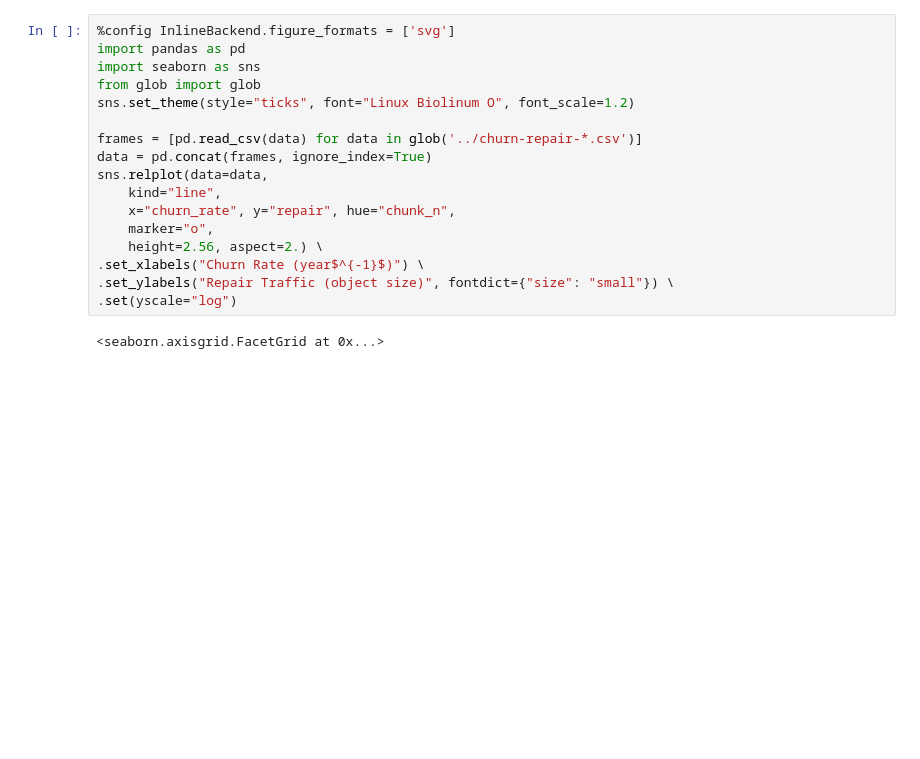
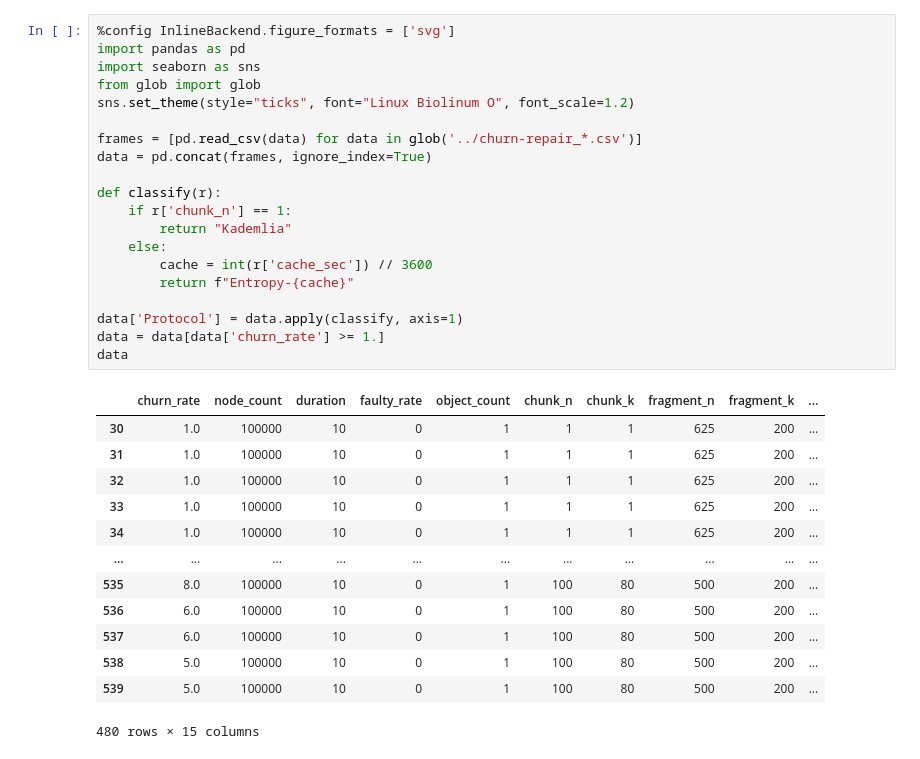
Before and after one commit to sgdxbc/esys, a Jupyter notebook: notebooks/churn-repair.ipynb, the cells around one changed output. Saved outputs shown, nothing was run; the diff lists cells and outputs as text; blank space fills up the shorter version.

```diff
--- a/notebooks/churn-repair.ipynb
+++ b/notebooks/churn-repair.ipynb
@@ -1,19 +1,34 @@
 # %%
 %config InlineBackend.figure_formats = ['svg']
 import pandas as pd
 import seaborn as sns
 from glob import glob
 sns.set_theme(style="ticks", font="Linux Biolinum O", font_scale=1.2)
 
-frames = [pd.read_csv(data) for data in glob('../churn-repair-*.csv')]
+frames = [pd.read_csv(data) for data in glob('../churn-repair_*.csv')]
 data = pd.concat(frames, ignore_index=True)
-sns.relplot(data=data,
-    kind="line",
-    x="churn_rate", y="repair", hue="chunk_n",
-    marker="o",
-    height=2.56, aspect=2.) \
-.set_xlabels("Churn Rate (year$^{-1}$)") \
-.set_ylabels("Repair Traffic (object size)", fontdict={"size": "small"}) \
-.set(yscale="log")
+
+def classify(r):
+    if r['chunk_n'] == 1:
+        return "Kademlia"
+    else:
+        cache = int(r['cache_sec']) // 3600
+        return f"Entropy-{cache}"
+
+data['Protocol'] = data.apply(classify, axis=1)
+data = data[data['churn_rate'] >= 1.]
+data
 # %% [output]
+|  | churn_rate | node_count | duration | faulty_rate | object_count | chunk_n | chunk_k | fragment_n | fragment_k | ... |
+| 30 | 1.0 | 100000 | 10 | 0 | 1 | 1 | 1 | 625 | 200 | ... |
+| 31 | 1.0 | 100000 | 10 | 0 | 1 | 1 | 1 | 625 | 200 | ... |
+| 32 | 1.0 | 100000 | 10 | 0 | 1 | 1 | 1 | 625 | 200 | ... |
+| 33 | 1.0 | 100000 | 10 | 0 | 1 | 1 | 1 | 625 | 200 | ... |
+| 34 | 1.0 | 100000 | 10 | 0 | 1 | 1 | 1 | 625 | 200 | ... |
+| ... | ... | ... | ... | ... | ... | ... | ... | ... | ... | ... |
+| 535 | 8.0 | 100000 | 10 | 0 | 1 | 100 | 80 | 500 | 200 | ... |
+| 536 | 6.0 | 100000 | 10 | 0 | 1 | 100 | 80 | 500 | 200 | ... |
+| 537 | 6.0 | 100000 | 10 | 0 | 1 | 100 | 80 | 500 | 200 | ... |
+| 538 | 5.0 | 100000 | 10 | 0 | 1 | 100 | 80 | 500 | 200 | ... |
+| 539 | 5.0 | 100000 | 10 | 0 | 1 | 100 | 80 | 500 | 200 | ... |
-<seaborn.axisgrid.FacetGrid at 0x...>
+480 rows × 15 columns
```
Also changed, not shown: parts of 2 cells of this notebook, 6 other files.
